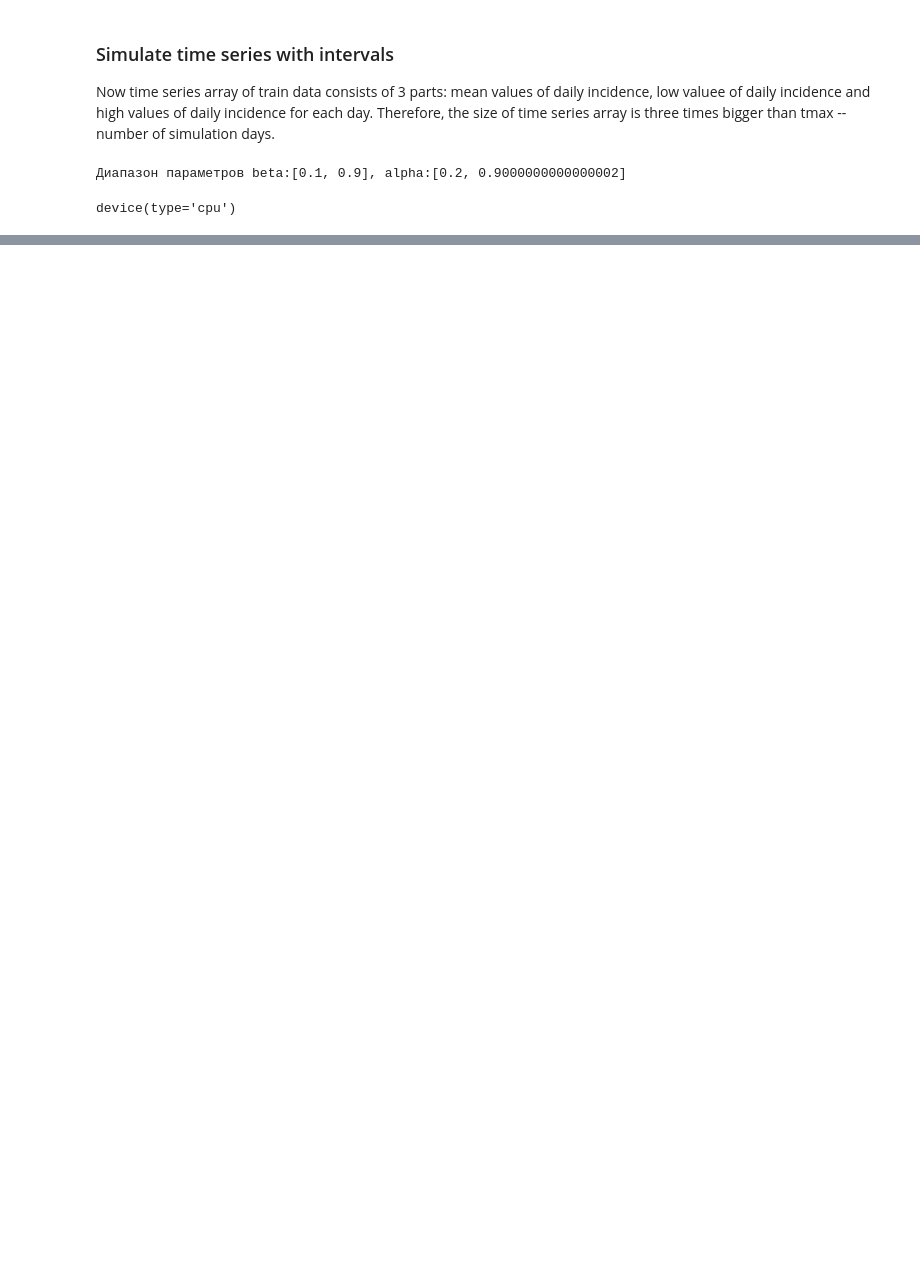
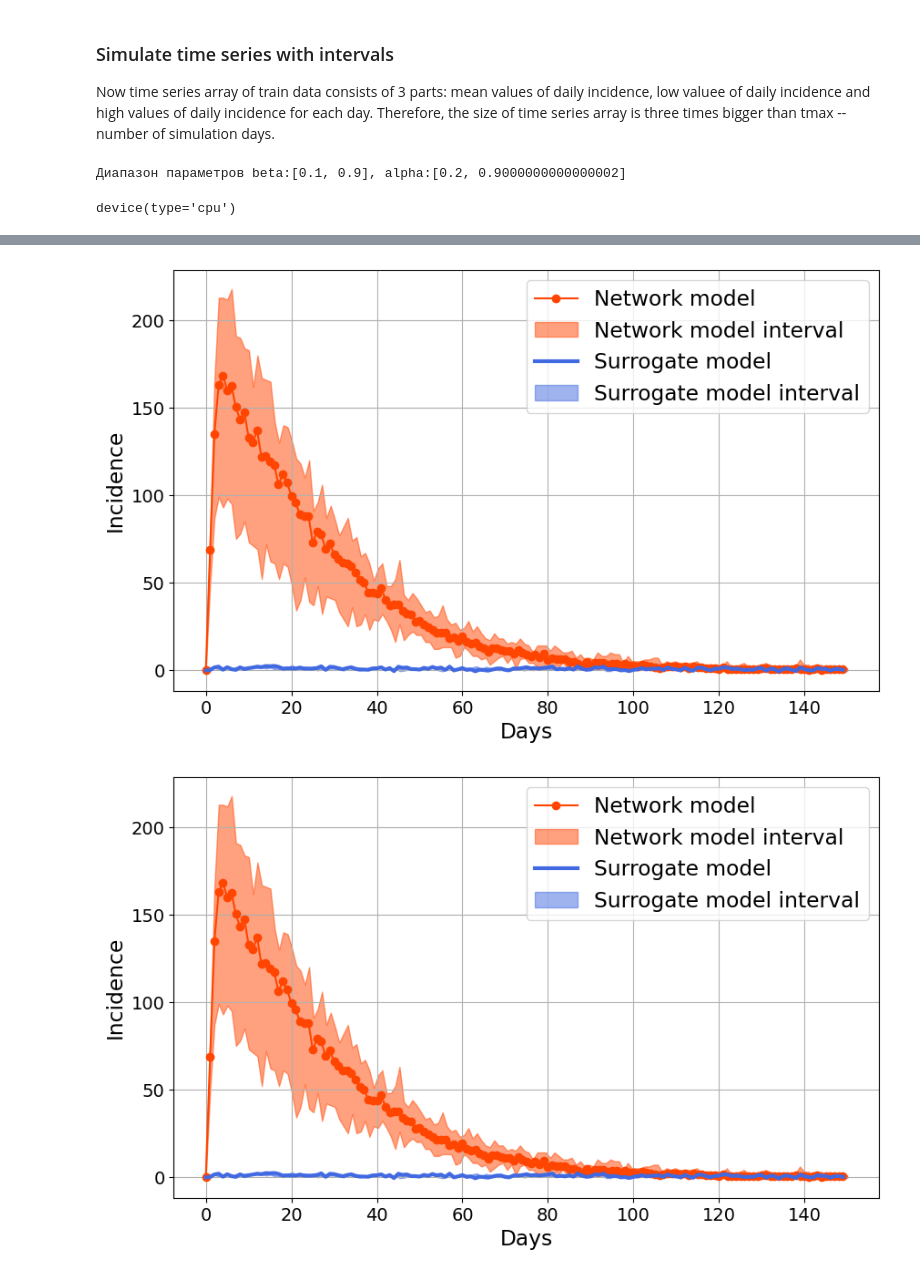
Before and after one commit to Mpkosh/hybrid_surrogate, a Jupyter notebook: notebooks/autoencoder_network_model_interval.ipynb, the cells around one changed output, grey strips where cells are left out. Saved outputs shown, nothing was run; the diff lists cells and outputs as text; code cells hidden in the pictures; blank space fills up the shorter version.

```diff
--- a/notebooks/autoencoder_network_model_interval.ipynb
+++ b/notebooks/autoencoder_network_model_interval.ipynb
@@ -144,12 +145,22 @@ R2 Score: -0.024308249354362488
 # %%
 def plot_test_with_intervals(params, gt, fontsize=14):
+    gt = np.array(gt)
+    mean_index = range(tmax)
+    low_index = range(tmax, 2*tmax)
+    high_index = range(2*tmax, 3*tmax)
     surrogate_sim = predict(vae, params).numpy()
     r2 = r2_score(gt, surrogate_sim)
 
     fig, ax = plt.subplots(figsize=(10, 6))
 
-    ax.plot(gt, label='Network model', marker='o', color='OrangeRed')
-    ax.plot(surrogate_sim, lw=3, color='RoyalBlue', label='Surrogate model')
+    ax.plot(gt[mean_index], label='Network model', marker='o', color='OrangeRed')
+    ax.fill_between(np.linspace(0, tmax, tmax), gt[low_index], gt[high_index],
+                    alpha = 0.5, color='OrangeRed', label='Network model interval')
+    ax.plot(surrogate_sim[mean_index], lw=3, color='RoyalBlue', label='Surrogate model')
+    ax.fill_between(np.linspace(0, tmax, tmax),
+                    surrogate_sim[low_index],
+                    surrogate_sim[high_index],
+                    alpha = 0.5, color='RoyalBlue', label='Surrogate model interval')
 
     ax.set_xlabel('Days', fontsize=1.2*fontsize)
     ax.set_ylabel('Incidence', fontsize=1.2*fontsize)
@@ -157,3 +168,12 @@ def plot_test_with_intervals(params, gt, fontsize=14):
     ax.legend(fontsize=1.2*fontsize)
     ax.grid()
     return fig
+# %%
+for _ in range(10):
+    index = random.randint(0, len(y_test)-1)
+    fig = plot_test_with_intervals(X_test[index], y_test[index])
+    fig.savefig(r'../figures/surrogate_interval_{}.png'.format(index), dpi=600,
+                bbox_inches='tight')
+# %% [output]
+[figure, added]
+[figure, added]
```
Also changed, not shown: parts of 3 cells of this notebook, 3 other files.
